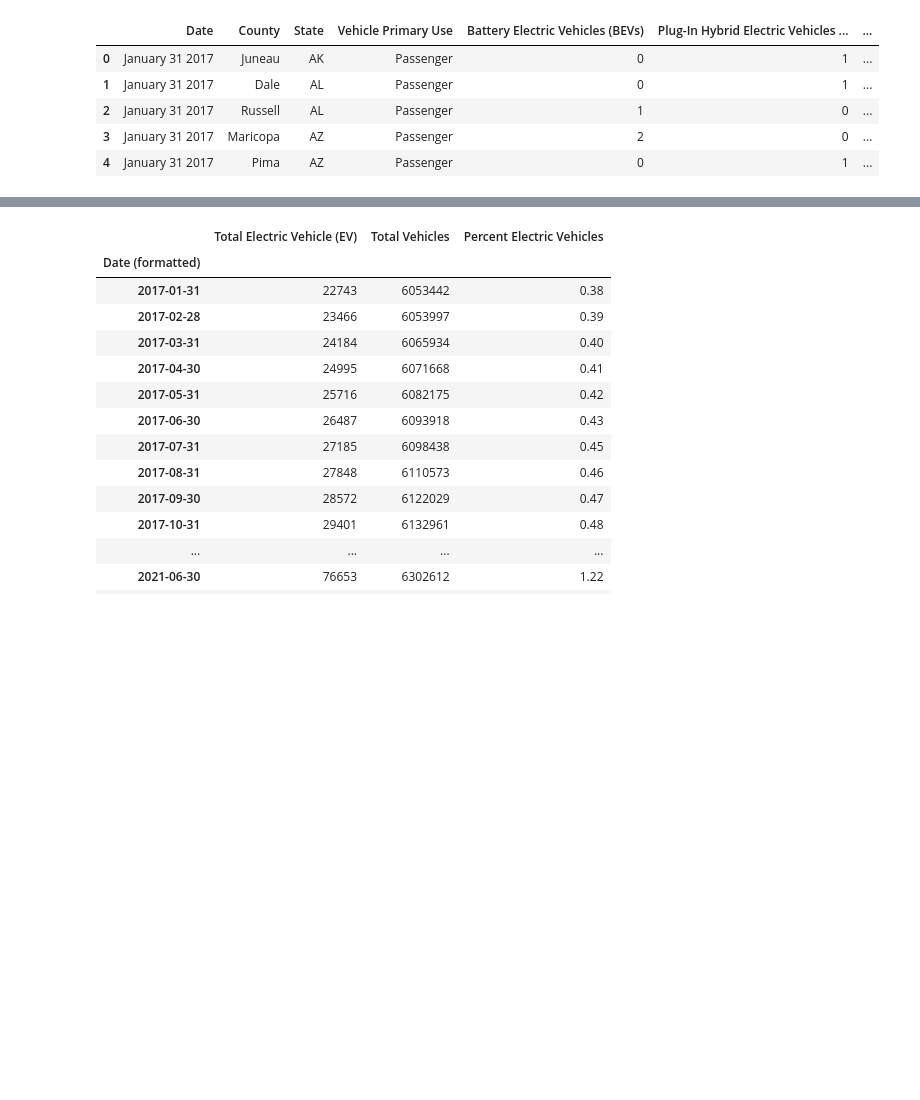
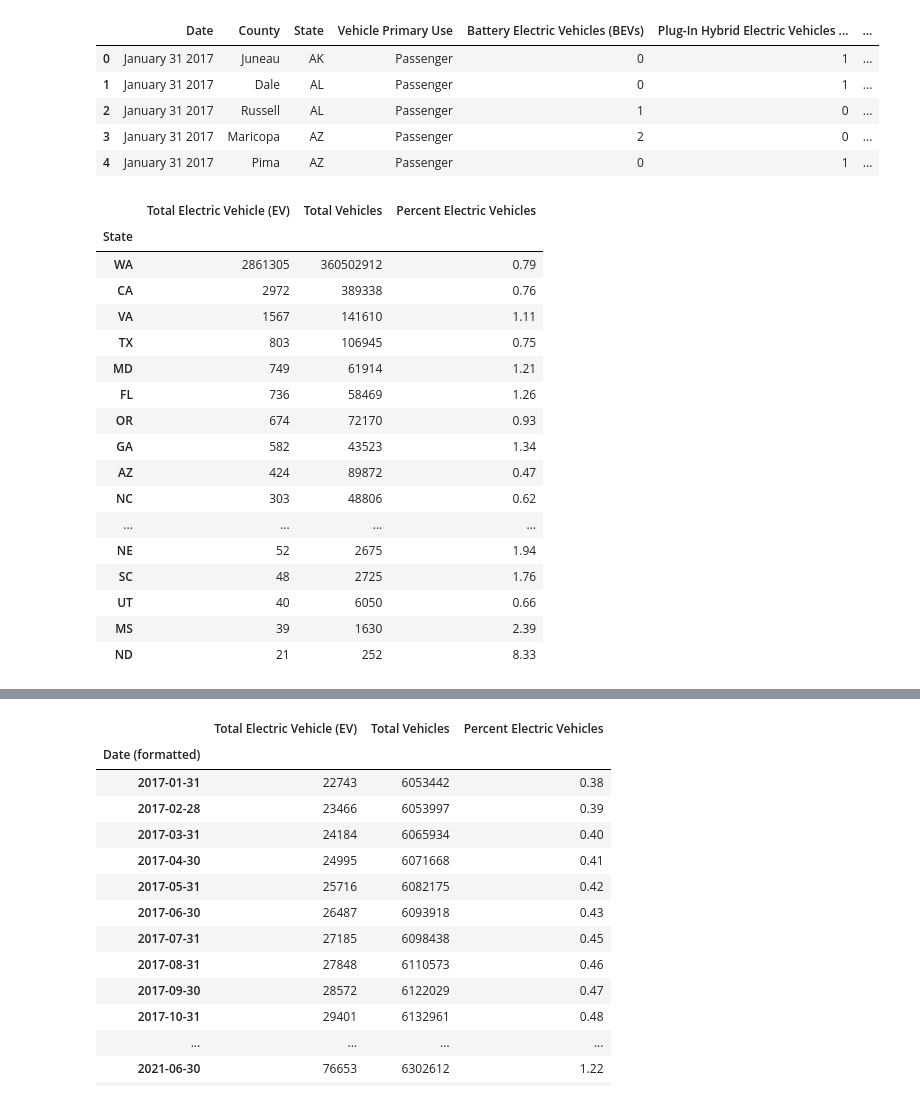
Before and after one commit to hayyyleywin/project-1, a Jupyter notebook: Hay/EV_adoption_overtime.ipynb, the cells around one changed output, grey strips where cells are left out. Cells and saved outputs as stored; diff of their text form; code cells hidden in the pictures; blank space fills up the shorter version.

```diff
--- a/Hay/EV_adoption_overtime.ipynb
+++ b/Hay/EV_adoption_overtime.ipynb
@@ -16,3 +17,43 @@ clean_full_data.head()
 | 2 | January 31 2017 | Russell | AL | Passenger | 1 | 0 | ... |
 | 3 | January 31 2017 | Maricopa | AZ | Passenger | 2 | 0 | ... |
 | 4 | January 31 2017 | Pima | AZ | Passenger | 0 | 1 | ... |
+# %%
+#Total EV based on States
+state_data_EV_count = clean_full_data.groupby("State")["Electric Vehicle (EV) Total"].sum()
+state_data_total_count = clean_full_data.groupby("State")["Total Vehicles"].sum()
+state_data_percent = (state_data_EV_count / state_data_total_count)*100
+state_data_percent = state_data_percent.map("{:.2f}".format)
+
+# Assemble columns into dataframe
+state_data = pd.DataFrame(
+    {"Total Electric Vehicle (EV)": state_data_EV_count,
+     "Total Vehicles": state_data_total_count,
+     "Percent Electric Vehicles": state_data_percent
+    }
+)
+
+# Sort data by descending order
+state_data_sorted_percent = state_data.sort_values("Percent Electric Vehicles", ascending=False)
+state_data_sorted_count = state_data.sort_values("Total Electric Vehicle (EV)", ascending=False)
+
+# Display data
+state_data_sorted_count
+# %% [output]
+|  | Total Electric Vehicle (EV) | Total Vehicles | Percent Electric Vehicles |
+| State |  |  |  |
+| WA | 2861305 | 360502912 | 0.79 |
+| CA | 2972 | 389338 | 0.76 |
+| VA | 1567 | 141610 | 1.11 |
+| TX | 803 | 106945 | 0.75 |
+| MD | 749 | 61914 | 1.21 |
+| FL | 736 | 58469 | 1.26 |
+| OR | 674 | 72170 | 0.93 |
+| GA | 582 | 43523 | 1.34 |
+| AZ | 424 | 89872 | 0.47 |
+| NC | 303 | 48806 | 0.62 |
+| ... | ... | ... | ... |
+| NE | 52 | 2675 | 1.94 |
+| SC | 48 | 2725 | 1.76 |
+| UT | 40 | 6050 | 0.66 |
+| MS | 39 | 1630 | 2.39 |
+| ND | 21 | 252 | 8.33 |
```
Also changed, not shown: parts of 6 cells of this notebook, 2 other files.
